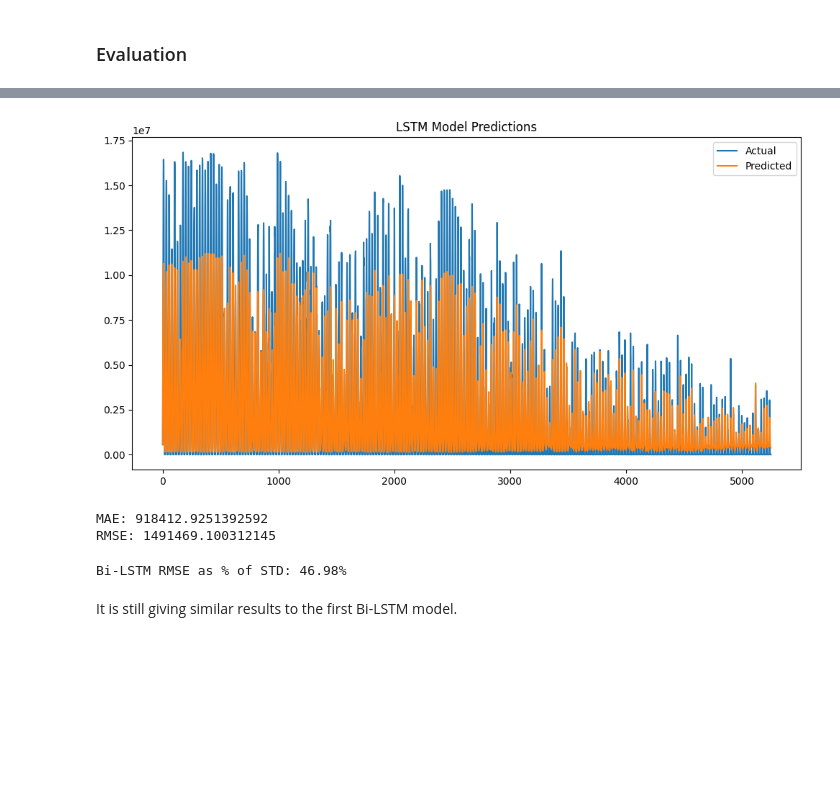
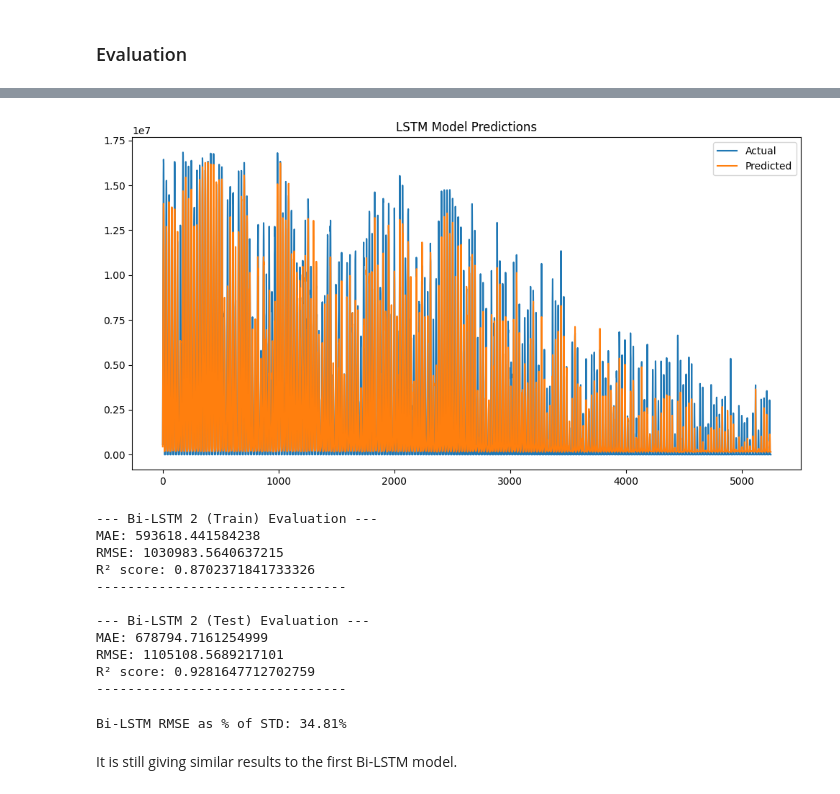
Before and after one commit to estherw66/EnergieOpwek, a Jupyter notebook: models/SolarEnergyPrediction.ipynb, the cells around one changed output, grey strips where cells are left out. Saved outputs shown, nothing was run; the diff lists cells and outputs as text; code cells hidden in the pictures; blank space fills up the shorter version.

Commit message:
Add R2 evaluations to models

```diff
--- a/models/SolarEnergyPrediction.ipynb
+++ b/models/SolarEnergyPrediction.ipynb
@@ -802,8 +868,11 @@ Test Loss (MSE): 0.008207492530345917
 # %%
 y_pred_scaled = model.predict(X_test)
-
 y_pred = target_scaler.inverse_transform(y_pred_scaled)
 y_test_original = target_scaler.inverse_transform(y_test)
+
+y_train_pred_scaled = model.predict(X_train)
+y_train_pred = target_scaler.inverse_transform(y_train_pred_scaled)
+y_train_original = target_scaler.inverse_transform(y_train)
 
 plt.figure(figsize=(12, 6))
 plt.plot(y_test_original, label="Actual")
@@ -816,17 +886,24 @@ plt.show()
-[figure, old version]
+[figure, new version]
-# %%
-mae = mean_absolute_error(y_test_original, y_pred)
-rmse = np.sqrt(mean_squared_error(y_test_original, y_pred))
-
-print(f"MAE: {mae}")
-print(f"RMSE: {rmse}")
-# %% [output]
-MAE: 918412.9251392592
-RMSE: 1491469.100312145
+# %%
+bilstm_2_train_eval = evaluate_model(y_train_original, y_train_pred, model_name="Bi-LSTM 2 (Train)")
+bilstm_2_test_eval = evaluate_model(y_test_original, y_pred, model_name="Bi-LSTM 2 (Test)")
+# %% [output]
+--- Bi-LSTM 2 (Train) Evaluation ---
+MAE: 593618.441584238
+RMSE: 1030983.5640637215
+R² score: 0.8702371841733326
+--------------------------------
+
+--- Bi-LSTM 2 (Test) Evaluation ---
+MAE: 678794.7161254999
+RMSE: 1105108.5689217101
+R² score: 0.9281647712702759
+--------------------------------
 # %%
+rmse = bilstm_2_test_eval['RMSE']
 lstm_rmse_std = calculate_rmse_vs_std(rmse, std)
 print(f'Bi-LSTM RMSE as % of STD: {lstm_rmse_std:.2f}%')
 # %% [output]
-Bi-LSTM RMSE as % of STD: 46.98%
+Bi-LSTM RMSE as % of STD: 34.81%
 # %% [markdown]
 It is still giving similar results to the first Bi-LSTM model.
```
Also changed, not shown: parts of 62 cells of this notebook.
